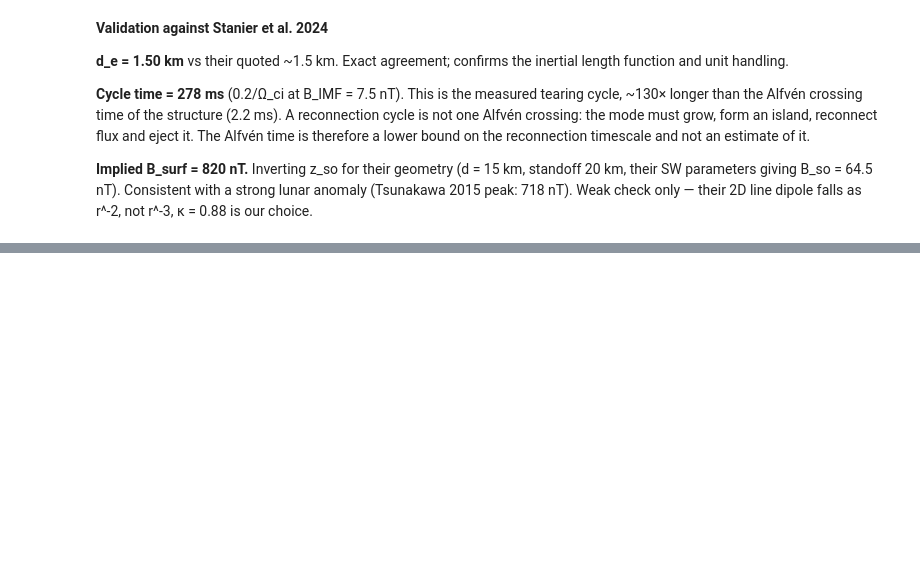
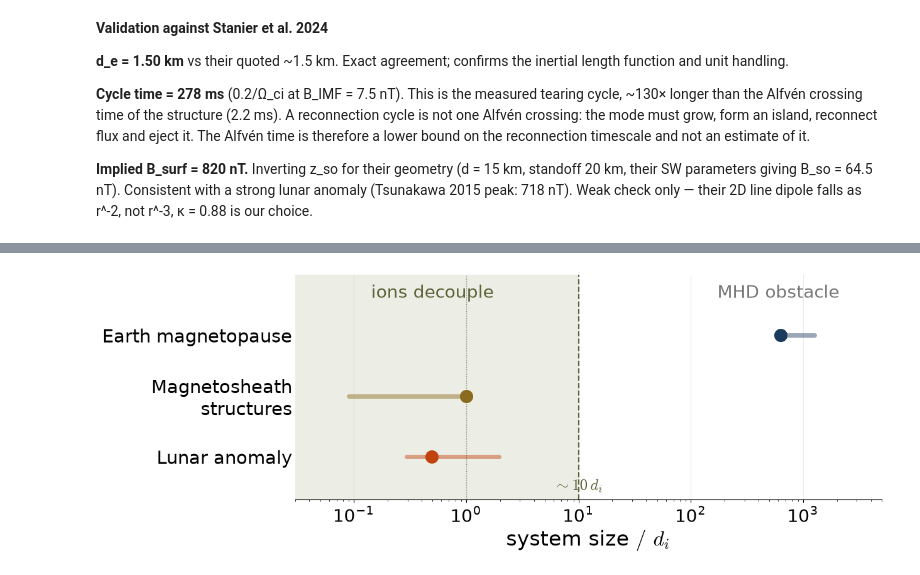
Before and after one commit to yulunwu000/artemis-lunar-plasma, a Jupyter notebook: notebooks/01_plasma_scales.ipynb, the cells around one changed output, grey strips where cells are left out. Saved outputs shown, nothing was run; the diff lists cells and outputs as text; code cells hidden in the pictures; blank space fills up the shorter version.

Commit message:
added lit review map figure

```diff
--- a/notebooks/01_plasma_scales.ipynb
+++ b/notebooks/01_plasma_scales.ipynb
@@ -205,0 +209,96 @@ strong lunar anomaly (Tsunakawa 2015 peak: 718 nT). Weak check only — their
+# %%
+import matplotlib.pyplot as plt
+
+plt.rcParams.update({
+    'font.family': 'sans serif',
+    'mathtext.fontset': 'cm',
+    'font.size': 20,
+})
+
+# --- inputs --------------------------------------------------------------
+# System size in units of the LOCAL ion inertial length.
+# Local matters: the magnetosheath is shocked and compressed, so d_i there is
+# smaller than upstream. At the Moon there is no bow shock, so the local d_i
+# is the ambient solar wind value already used in Appendix 1.
+#
+# NB all three are SYSTEM SIZES (transverse extent), not sheet thicknesses.
+
+cases = [
+    {
+        'label': 'Earth magnetopause',
+        # L = radius of curvature at the nose, ~10 R_E = 6.4e4 km
+        # d_i = 102 km (upstream, n = 5/cm3) to 51 km (sheath, n = 20/cm3)
+        'ratio':   (6.4e4 / 102, 6.4e4 / 51),
+        'nominal': 6.4e4 / 102,
+        'colour':  '#1b3a5c',
+    },
+    {
+        'label': 'Magnetosheath\nstructures',
+        # Phan et al. (2018): structure coherence scale ~ d_i (their ref. 27).
+        # The reconnecting sheets INSIDE these are 4 km = 4 d_e = 0.09 d_i thick
+        # (09:03:54 event, 45 ms crossing at V_N = 95 km/s; local d_i ~ 50 km).
+        'ratio':   (0.09, 1.0),
+        'nominal': 1.0,
+        'colour':  '#8a6a1f',
+    },
+    {
+        'label': 'Lunar anomaly',
+        # L from Appendix 2: 30 km (Halekas event), 50 km (nominal), 200 km (Lin)
+        # d_i = 101.8 km, ambient solar wind (no bow shock)
+        'ratio':   (30 / 101.8, 200 / 101.8),
+        'nominal': 50 / 101.8,
+        'colour':  '#c1440e',
+    },
+]
+
+# Ion decoupling threshold. Phan et al. (2018) cite a hybrid simulation
+# (Mandt et al. 1994) giving decoupling when the sheet length along L falls
+# below ~10 d_i. Caveat: no guide field, resistive; the observed event had a
+# strong guide field (B_M ~ 40 nT vs |B_L| ~ 5 nT, 14 deg shear).
+THRESHOLD = 10.0
+
+# --- figure --------------------------------------------------------------
+fig, ax = plt.subplots(figsize=(13, 5.0))
+
+xmin, xmax = 3e-2, 5e3
+
+# regime shading
+ax.axvspan(xmin, THRESHOLD, alpha=0.16, color='#8a8f5c', zorder=0, lw=0)
+ax.axvline(THRESHOLD, color='#5c6136', lw=1.6, ls='--', zorder=1)
+ax.axvline(1.0, color='#5c6136', lw=1.0, ls=':', alpha=0.7, zorder=1)
+
+for i, c in enumerate(cases):
+    y = len(cases) - 1 - i
+    lo, hi = sorted(c['ratio'])
+
+    ax.plot([lo, hi], [y, y], lw=5, color=c['colour'], alpha=0.45,
+            solid_capstyle='round', zorder=2)
+    ax.scatter([c['nominal']], [y], s=200, color=c['colour'], zorder=4)
+
+ax.text(0.5, 2.62, 'ions decouple', ha='center', fontsize=20, color='#5c6136')
+ax.text(600, 2.62, 'MHD obstacle', ha='center', fontsize=20, color='#777')
+ax.text(THRESHOLD, -0.55, r'$\sim 10\,d_i$', ha='center', fontsize=18,
+        color='#5c6136')
+
+ax.set_xscale('log')
+ax.set_xlim(xmin, xmax)
+ax.set_ylim(-0.7, 3.0)
+ax.set_yticks(range(len(cases))[::-1])
+ax.set_yticklabels([c['label'] for c in cases], fontsize=21)
+ax.set_xlabel(r'system size $/\ d_i$', fontsize=24)
+ax.grid(axis='x', alpha=0.25)
+ax.tick_params(axis='x', labelsize=20)
+ax.tick_params(axis='y', length=0)
+for side in ('top', 'right', 'left'):
+    ax.spines[side].set_visible(False)
+
+fig.tight_layout()
+fig.savefig('../figures/regime_comparison.pdf')
+plt.show()
+
+for c in cases:
+    lo, hi = sorted(c['ratio'])
+    print(f"{c['label'].replace(chr(10), ' '):28s} "
+          f"{lo:8.3f} - {hi:8.3f}   nominal {c['nominal']:.3f}")
+# %% [output]
+[figure, added]
```
Also changed, not shown: parts of 3 cells of this notebook, 5 other files.
